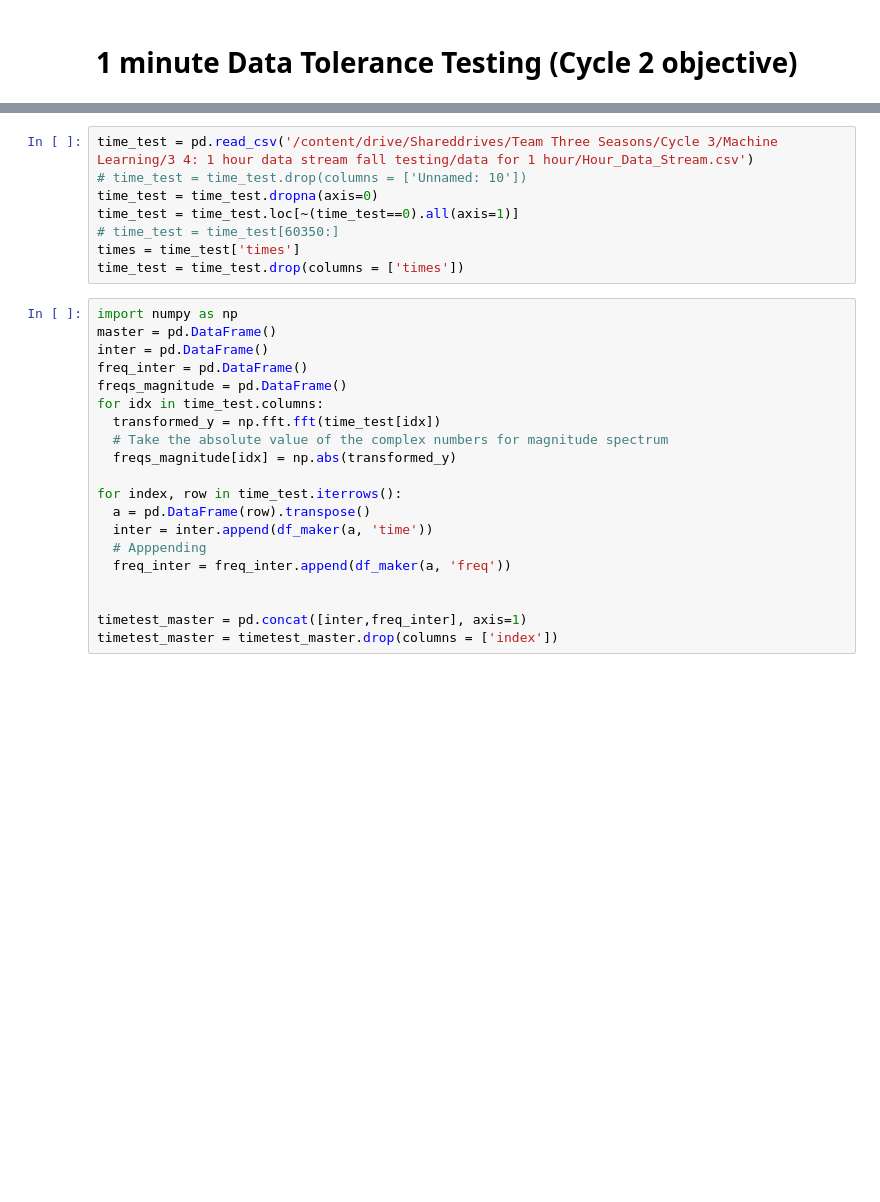
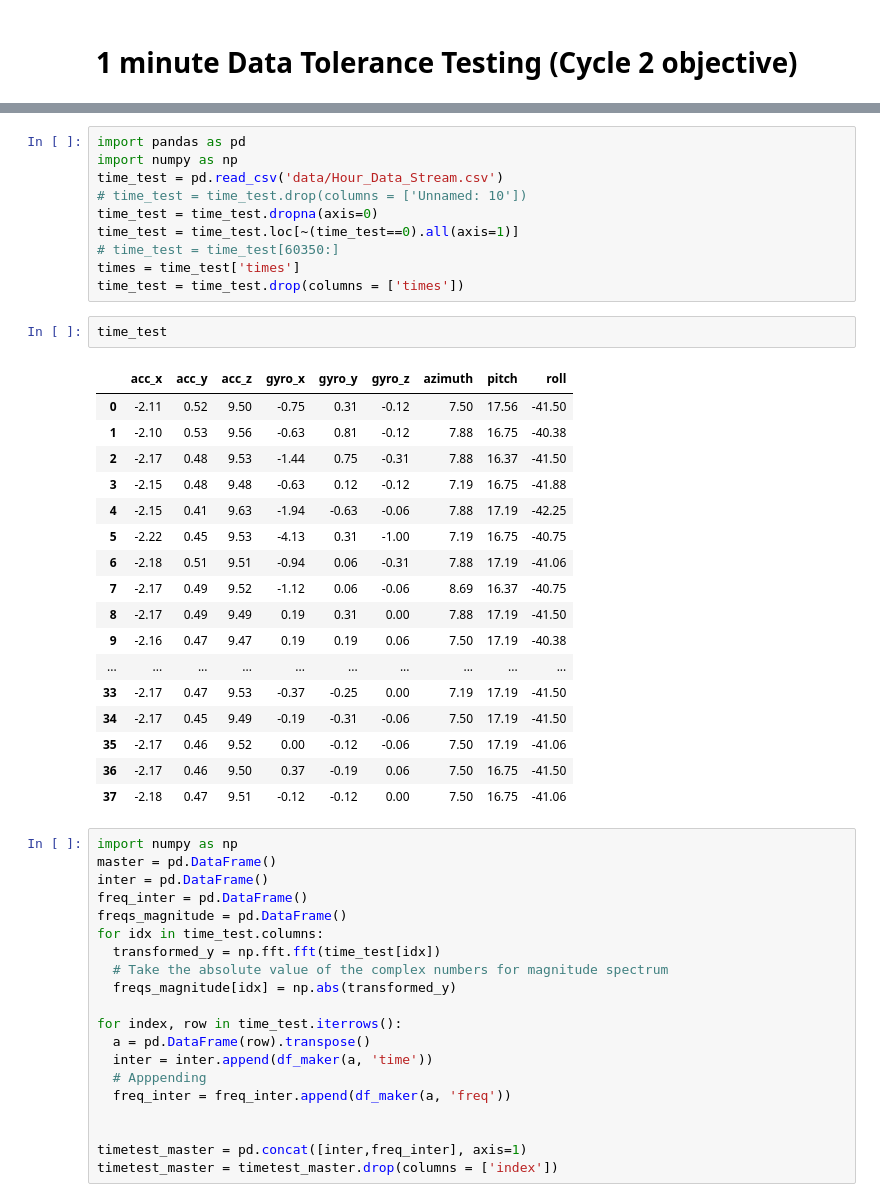
Before and after one commit to fadeelkhan/fall-risk, a Jupyter notebook: Models.ipynb, the cells around one changed output, grey strips where cells are left out. Saved outputs shown, nothing was run; the diff lists cells and outputs as text; blank space fills up the shorter version.

```diff
--- a/Models.ipynb
+++ b/Models.ipynb
@@ -581,13 +583,35 @@ def df_maker(testdf, type_domain):
   master = pd.concat([means,maxes,mins,Jerk], axis=1)
   return master
 # %%
-time_test = pd.read_csv('/content/drive/Shareddrives/Team Three Seasons/Cycle 3/Machine Learning/3 4: 1 hour data stream fall testing/data for 1 hour/Hour_Data_Stream.csv')
+import pandas as pd
+import numpy as np
+time_test = pd.read_csv('data/Hour_Data_Stream.csv')
 # time_test = time_test.drop(columns = ['Unnamed: 10'])
 time_test = time_test.dropna(axis=0)
 time_test = time_test.loc[~(time_test==0).all(axis=1)]
 # time_test = time_test[60350:]
 times = time_test['times']
 time_test = time_test.drop(columns = ['times'])
+# %%
+time_test
+# %% [output]
+|  | acc_x | acc_y | acc_z | gyro_x | gyro_y | gyro_z | azimuth | pitch | roll |
+| 0 | -2.11 | 0.52 | 9.50 | -0.75 | 0.31 | -0.12 | 7.50 | 17.56 | -41.50 |
+| 1 | -2.10 | 0.53 | 9.56 | -0.63 | 0.81 | -0.12 | 7.88 | 16.75 | -40.38 |
+| 2 | -2.17 | 0.48 | 9.53 | -1.44 | 0.75 | -0.31 | 7.88 | 16.37 | -41.50 |
+| 3 | -2.15 | 0.48 | 9.48 | -0.63 | 0.12 | -0.12 | 7.19 | 16.75 | -41.88 |
+| 4 | -2.15 | 0.41 | 9.63 | -1.94 | -0.63 | -0.06 | 7.88 | 17.19 | -42.25 |
+| 5 | -2.22 | 0.45 | 9.53 | -4.13 | 0.31 | -1.00 | 7.19 | 16.75 | -40.75 |
+| 6 | -2.18 | 0.51 | 9.51 | -0.94 | 0.06 | -0.31 | 7.88 | 17.19 | -41.06 |
+| 7 | -2.17 | 0.49 | 9.52 | -1.12 | 0.06 | -0.06 | 8.69 | 16.37 | -40.75 |
+| 8 | -2.17 | 0.49 | 9.49 | 0.19 | 0.31 | 0.00 | 7.88 | 17.19 | -41.50 |
+| 9 | -2.16 | 0.47 | 9.47 | 0.19 | 0.19 | 0.06 | 7.50 | 17.19 | -40.38 |
+| ... | ... | ... | ... | ... | ... | ... | ... | ... | ... |
+| 33 | -2.17 | 0.47 | 9.53 | -0.37 | -0.25 | 0.00 | 7.19 | 17.19 | -41.50 |
+| 34 | -2.17 | 0.45 | 9.49 | -0.19 | -0.31 | -0.06 | 7.50 | 17.19 | -41.50 |
+| 35 | -2.17 | 0.46 | 9.52 | 0.00 | -0.12 | -0.06 | 7.50 | 17.19 | -41.06 |
+| 36 | -2.17 | 0.46 | 9.50 | 0.37 | -0.19 | 0.06 | 7.50 | 16.75 | -41.50 |
+| 37 | -2.18 | 0.47 | 9.51 | -0.12 | -0.12 | 0.00 | 7.50 | 16.75 | -41.06 |
 # %%
 import numpy as np
 master = pd.DataFrame()
```
Also changed, not shown: parts of 2 cells of this notebook, 7 other files.
